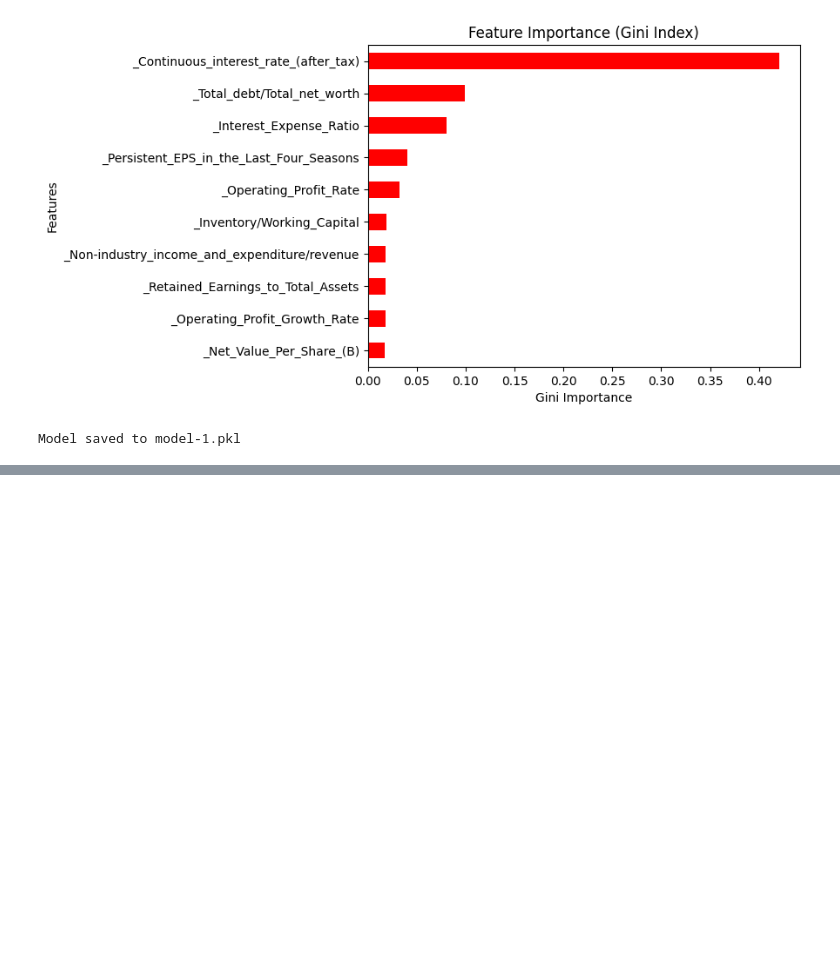
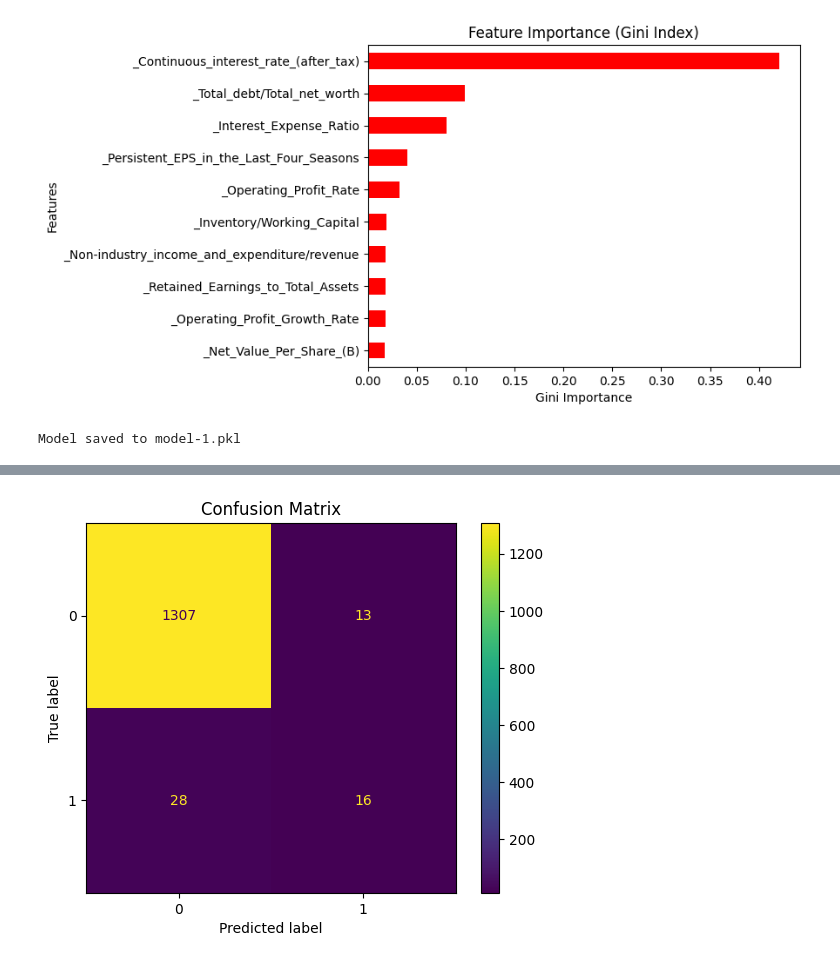
Before and after one commit to AbidemiDataDriven/Bankruptcy-Prediction-Using-Machine-Learning-Techniques, a Jupyter notebook: notebook.ipynb, the cells around one changed output, grey strips where cells are left out. Drawn from its saved outputs; the diff is of its cells as text; code cells hidden in the pictures; blank space fills up the shorter version.

```diff
--- a/notebook.ipynb
+++ b/notebook.ipynb
@@ -381,0 +407,2 @@ Model saved to model-1.pkl
+# %%
+clf.fit(X_train_over, y_train_over)
@@ -381,0 +605,7 @@ Model saved to model-1.pkl
+# %%
+# Plot confusion matrix
+ConfusionMatrixDisplay.from_estimator(model, X_test, y_test)
+plt.title("Confusion Matrix")
+plt.show()
+# %% [output]
+[figure, added]
```
Also changed, not shown: parts of 51 cells of this notebook.
